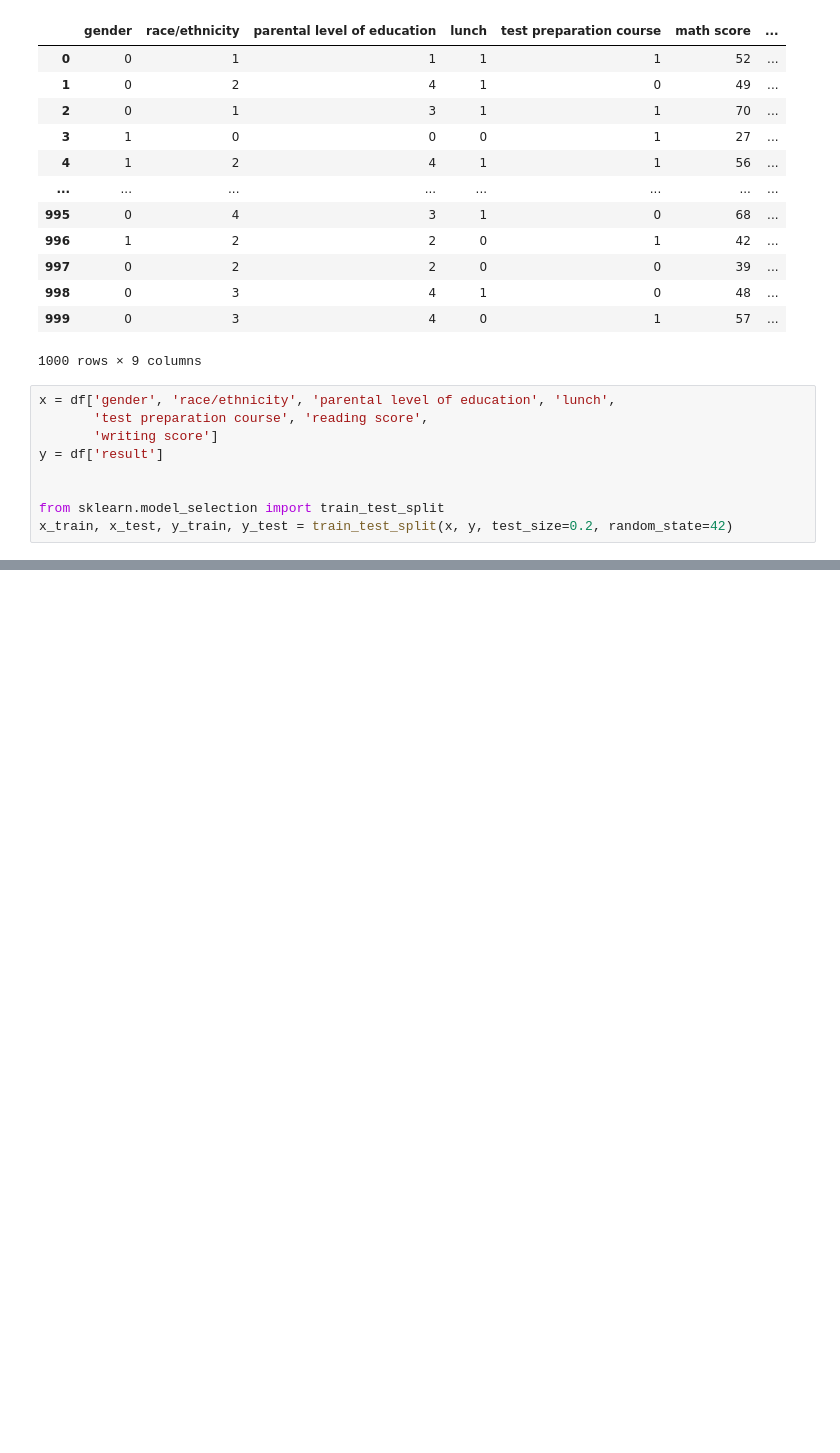
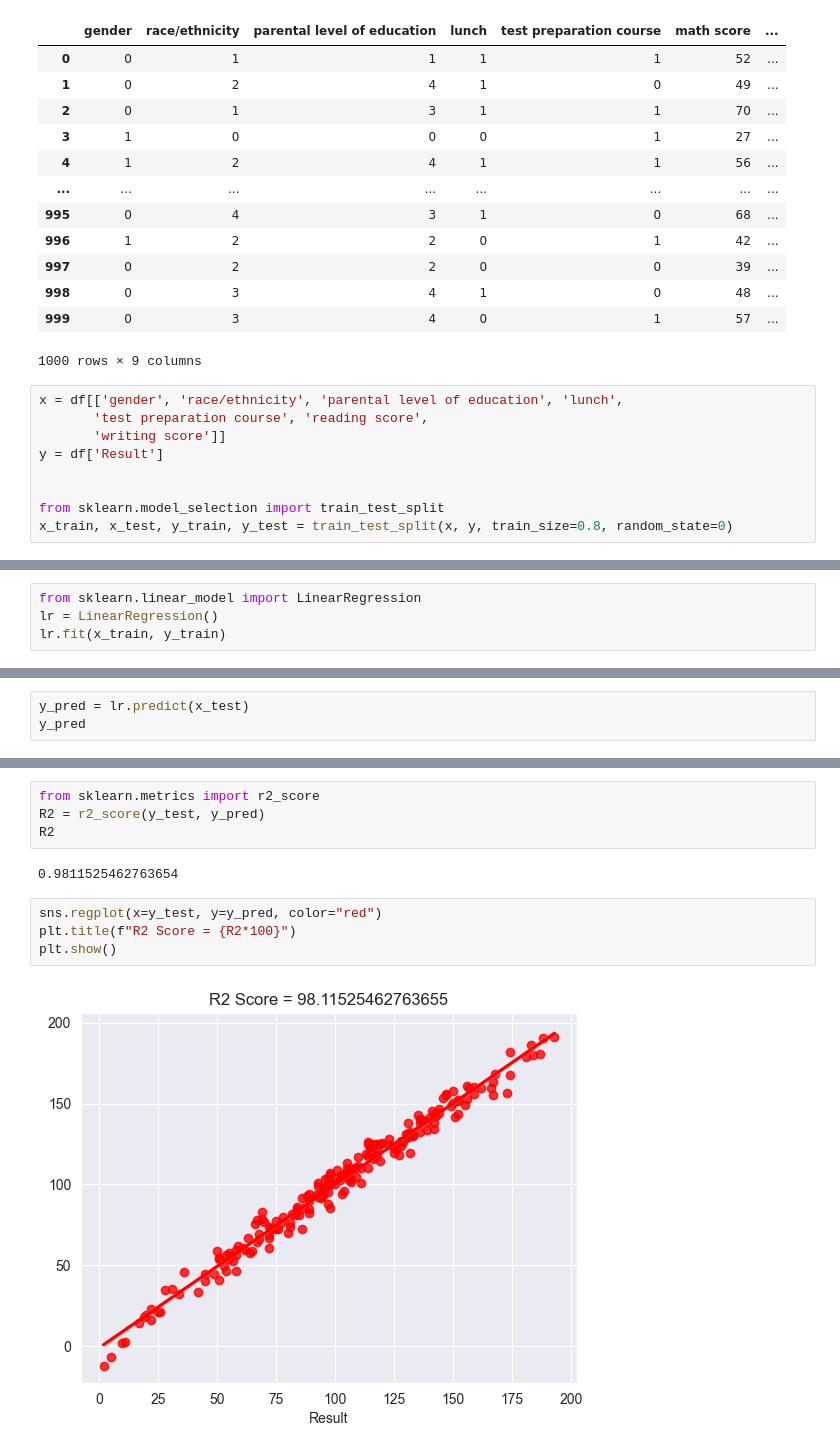
Before and after one commit to kaymansrinivasan/Machine_Learning, a Jupyter notebook: .ipynb/Student_Performance_LR3.ipynb, the cells around one changed output, grey strips where cells are left out. Cells and saved outputs as stored; diff of their text form; blank space fills up the shorter version.

Commit message:
.ipynb/Student_Performance_LR3.ipy  has been done and result we get R2 score = (0.9811525462763654)

```diff
--- a/.ipynb/Student_Performance_LR3.ipynb
+++ b/.ipynb/Student_Performance_LR3.ipynb
@@ -91,11 +91,11 @@ df
 | 999 | 0 | 3 | 4 | 0 | 1 | 57 | ... |
 1000 rows × 9 columns
 # %%
-x = df['gender', 'race/ethnicity', 'parental level of education', 'lunch',
+x = df[['gender', 'race/ethnicity', 'parental level of education', 'lunch',
        'test preparation course', 'reading score',
-       'writing score']
-y = df['result']
+       'writing score']]
+y = df['Result']
 
 
 from sklearn.model_selection import train_test_split
-x_train, x_test, y_train, y_test = train_test_split(x, y, test_size=0.2, random_state=42)
+x_train, x_test, y_train, y_test = train_test_split(x, y, train_size=0.8, random_state=0)
@@ -103,0 +102,4 @@ KeyError: ('gender', 'race/ethnicity', 'parental level of education', 'lunch', '
+# %%
+from sklearn.linear_model import LinearRegression
+lr = LinearRegression()
+lr.fit(x_train, y_train)
@@ -103,0 +108,3 @@ KeyError: ('gender', 'race/ethnicity', 'parental level of education', 'lunch', '
+# %%
+y_pred = lr.predict(x_test)
+y_pred
@@ -103,0 +149,12 @@ KeyError: ('gender', 'race/ethnicity', 'parental level of education', 'lunch', '
+# %%
+from sklearn.metrics import r2_score
+R2 = r2_score(y_test, y_pred)
+R2
+# %% [output]
+0.9811525462763654
+# %%
+sns.regplot(x=y_test, y=y_pred, color="red")
+plt.title(f"R2 Score = {R2*100}")
+plt.show()
+# %% [output]
+[figure, added]
```
Also changed, not shown: parts of 4 cells of this notebook.
